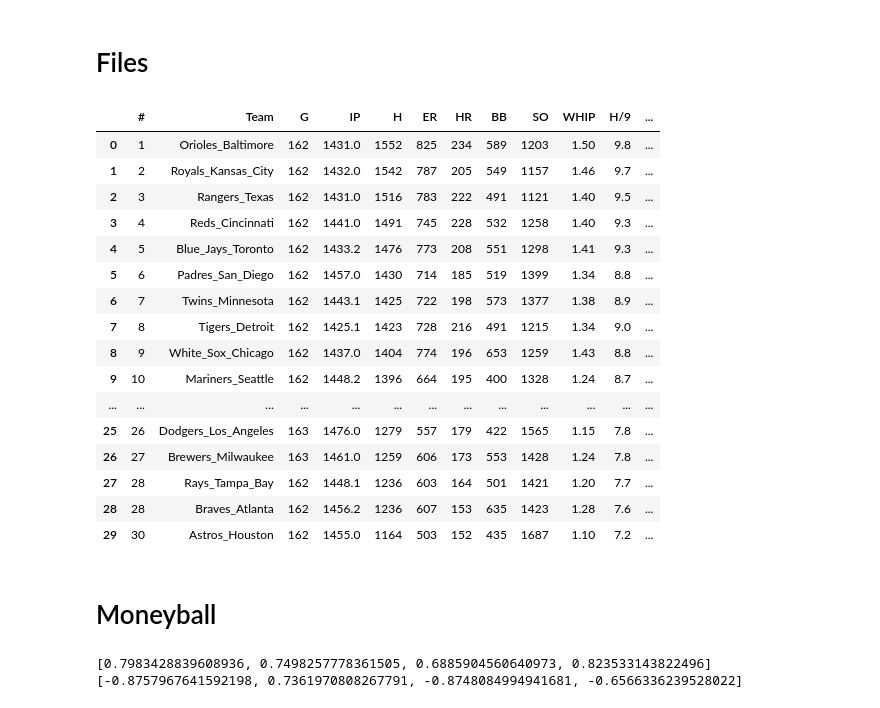
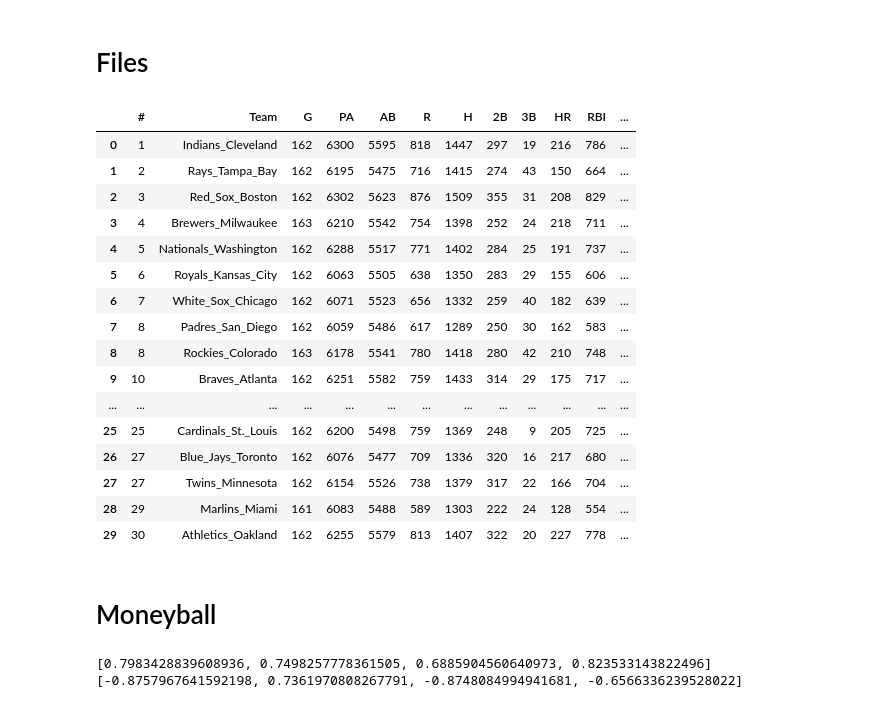
Before and after one commit to CameronChadwick/Panda_Weather, a Jupyter notebook: Moneyball.ipynb, the cells around one changed output. Saved outputs shown, nothing was run; the diff lists cells and outputs as text; code cells hidden in the pictures.

```diff
--- a/Moneyball.ipynb
+++ b/Moneyball.ipynb
@@ -9,27 +9,28 @@ import pandas as pd
 # %%
 pitch_raw = 'https://raw.githubusercontent.com/bobg207/Honors_Data_Analysis/master/2018_MLB_Pitching_Stats_II.txt'
 hit_raw = 'https://raw.githubusercontent.com/bobg207/Honors_Data_Analysis/master/2018_MLB_Hitting_Stats.txt'
 pitch_data = pd.read_csv(pitch_raw, delim_whitespace=True)
 hit_data = pd.read_csv(hit_raw, delim_whitespace=True)
-pitch_data
+
+hit_data
 # %% [output]
-|  | # | Team | G | IP | H | ER | HR | BB | SO | WHIP | H/9 | ... |
-| 0 | 1 | Orioles_Baltimore | 162 | 1431.0 | 1552 | 825 | 234 | 589 | 1203 | 1.50 | 9.8 | ... |
-| 1 | 2 | Royals_Kansas_City | 162 | 1432.0 | 1542 | 787 | 205 | 549 | 1157 | 1.46 | 9.7 | ... |
-| 2 | 3 | Rangers_Texas | 162 | 1431.0 | 1516 | 783 | 222 | 491 | 1121 | 1.40 | 9.5 | ... |
-| 3 | 4 | Reds_Cincinnati | 162 | 1441.0 | 1491 | 745 | 228 | 532 | 1258 | 1.40 | 9.3 | ... |
-| 4 | 5 | Blue_Jays_Toronto | 162 | 1433.2 | 1476 | 773 | 208 | 551 | 1298 | 1.41 | 9.3 | ... |
-| 5 | 6 | Padres_San_Diego | 162 | 1457.0 | 1430 | 714 | 185 | 519 | 1399 | 1.34 | 8.8 | ... |
-| 6 | 7 | Twins_Minnesota | 162 | 1443.1 | 1425 | 722 | 198 | 573 | 1377 | 1.38 | 8.9 | ... |
-| 7 | 8 | Tigers_Detroit | 162 | 1425.1 | 1423 | 728 | 216 | 491 | 1215 | 1.34 | 9.0 | ... |
-| 8 | 9 | White_Sox_Chicago | 162 | 1437.0 | 1404 | 774 | 196 | 653 | 1259 | 1.43 | 8.8 | ... |
-| 9 | 10 | Mariners_Seattle | 162 | 1448.2 | 1396 | 664 | 195 | 400 | 1328 | 1.24 | 8.7 | ... |
+|  | # | Team | G | PA | AB | R | H | 2B | 3B | HR | RBI | ... |
+| 0 | 1 | Indians_Cleveland | 162 | 6300 | 5595 | 818 | 1447 | 297 | 19 | 216 | 786 | ... |
+| 1 | 2 | Rays_Tampa_Bay | 162 | 6195 | 5475 | 716 | 1415 | 274 | 43 | 150 | 664 | ... |
+| 2 | 3 | Red_Sox_Boston | 162 | 6302 | 5623 | 876 | 1509 | 355 | 31 | 208 | 829 | ... |
+| 3 | 4 | Brewers_Milwaukee | 163 | 6210 | 5542 | 754 | 1398 | 252 | 24 | 218 | 711 | ... |
+| 4 | 5 | Nationals_Washington | 162 | 6288 | 5517 | 771 | 1402 | 284 | 25 | 191 | 737 | ... |
+| 5 | 6 | Royals_Kansas_City | 162 | 6063 | 5505 | 638 | 1350 | 283 | 29 | 155 | 606 | ... |
+| 6 | 7 | White_Sox_Chicago | 162 | 6071 | 5523 | 656 | 1332 | 259 | 40 | 182 | 639 | ... |
+| 7 | 8 | Padres_San_Diego | 162 | 6059 | 5486 | 617 | 1289 | 250 | 30 | 162 | 583 | ... |
+| 8 | 8 | Rockies_Colorado | 163 | 6178 | 5541 | 780 | 1418 | 280 | 42 | 210 | 748 | ... |
+| 9 | 10 | Braves_Atlanta | 162 | 6251 | 5582 | 759 | 1433 | 314 | 29 | 175 | 717 | ... |
 | ... | ... | ... | ... | ... | ... | ... | ... | ... | ... | ... | ... | ... |
-| 25 | 26 | Dodgers_Los_Angeles | 163 | 1476.0 | 1279 | 557 | 179 | 422 | 1565 | 1.15 | 7.8 | ... |
-| 26 | 27 | Brewers_Milwaukee | 163 | 1461.0 | 1259 | 606 | 173 | 553 | 1428 | 1.24 | 7.8 | ... |
-| 27 | 28 | Rays_Tampa_Bay | 162 | 1448.1 | 1236 | 603 | 164 | 501 | 1421 | 1.20 | 7.7 | ... |
-| 28 | 28 | Braves_Atlanta | 162 | 1456.2 | 1236 | 607 | 153 | 635 | 1423 | 1.28 | 7.6 | ... |
-| 29 | 30 | Astros_Houston | 162 | 1455.0 | 1164 | 503 | 152 | 435 | 1687 | 1.10 | 7.2 | ... |
+| 25 | 25 | Cardinals_St._Louis | 162 | 6200 | 5498 | 759 | 1369 | 248 | 9 | 205 | 725 | ... |
+| 26 | 27 | Blue_Jays_Toronto | 162 | 6076 | 5477 | 709 | 1336 | 320 | 16 | 217 | 680 | ... |
+| 27 | 27 | Twins_Minnesota | 162 | 6154 | 5526 | 738 | 1379 | 317 | 22 | 166 | 704 | ... |
+| 28 | 29 | Marlins_Miami | 161 | 6083 | 5488 | 589 | 1303 | 222 | 24 | 128 | 554 | ... |
+| 29 | 30 | Athletics_Oakland | 162 | 6255 | 5579 | 813 | 1407 | 322 | 20 | 227 | 778 | ... |
 # %% [markdown]
 # Moneyball
 # %%
@@ -66,6 +67,8 @@ for index in range(1, len(hit_columns)):
   pitch_corr = correlation(pitch_data[pitch_columns[0]], pitch_data[pitch_columns[index]])
   pitch_corrs.append(pitch_corr)
 
-print(hit_corrs, pitch_corrs)
+print(hit_corrs)
+print(pitch_corrs)
 # %% [output]
-[0.7983428839608936, 0.7498257778361505, 0.6885904560640973, 0.823533143822496] [-0.8757967641592198, 0.7361970808267791, -0.8748084994941681, -0.6566336239528022]
+[0.7983428839608936, 0.7498257778361505, 0.6885904560640973, 0.823533143822496]
+[-0.8757967641592198, 0.7361970808267791, -0.8748084994941681, -0.6566336239528022]
```
